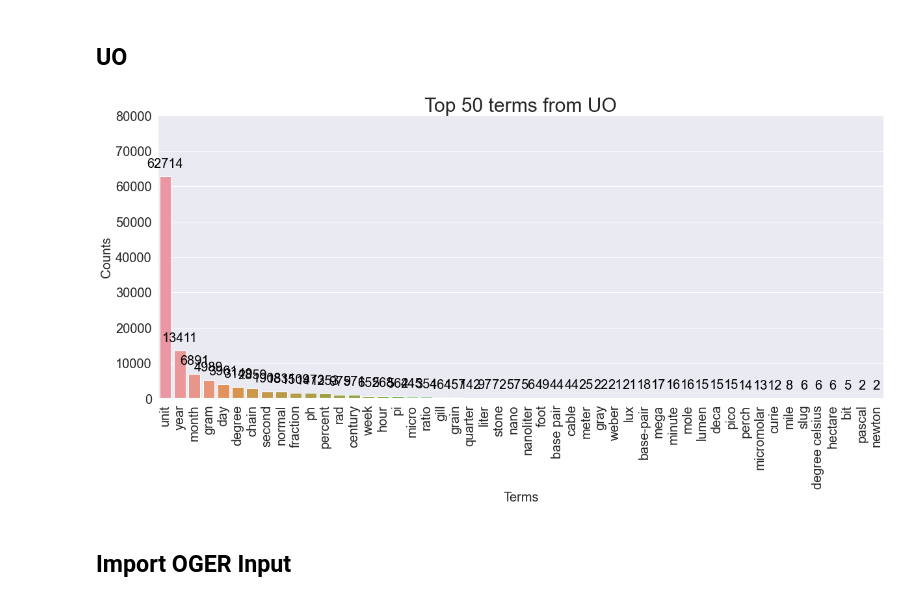
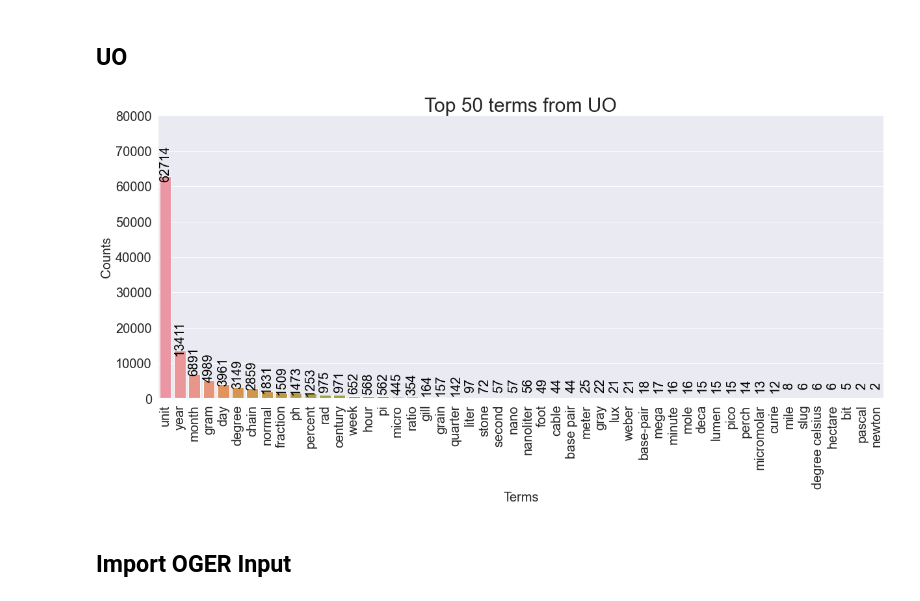
Before and after one commit to INCATools/biosample-analysis, a Jupyter notebook: src/notebooks/OGER-EnvoNCBITaxonChEBIPatoUoRoPostprocessing.ipynb, the cells around one changed output. Saved outputs shown, nothing was run; the diff lists cells and outputs as text; code cells hidden in the pictures.

```diff
--- a/src/notebooks/OGER-EnvoNCBITaxonChEBIPatoUoRoPostprocessing.ipynb
+++ b/src/notebooks/OGER-EnvoNCBITaxonChEBIPatoUoRoPostprocessing.ipynb
@@ -266,9 +290,9 @@ annotatePlot(nlpPoAx, 8000, 0, 20)
 ## UO
 # %%
 nlpUoAx = drawPlot('UO', 50)
-annotatePlot(nlpUoAx, 80000, 0, 20)
+annotatePlot(nlpUoAx, 80000, 90, 20)
 # %% [output]
-[figure, old version]
+[figure, new version]
 # %% [markdown]
 ## Import OGER Input
 # %%
```
Also changed, not shown: parts of 24 cells of this notebook.
